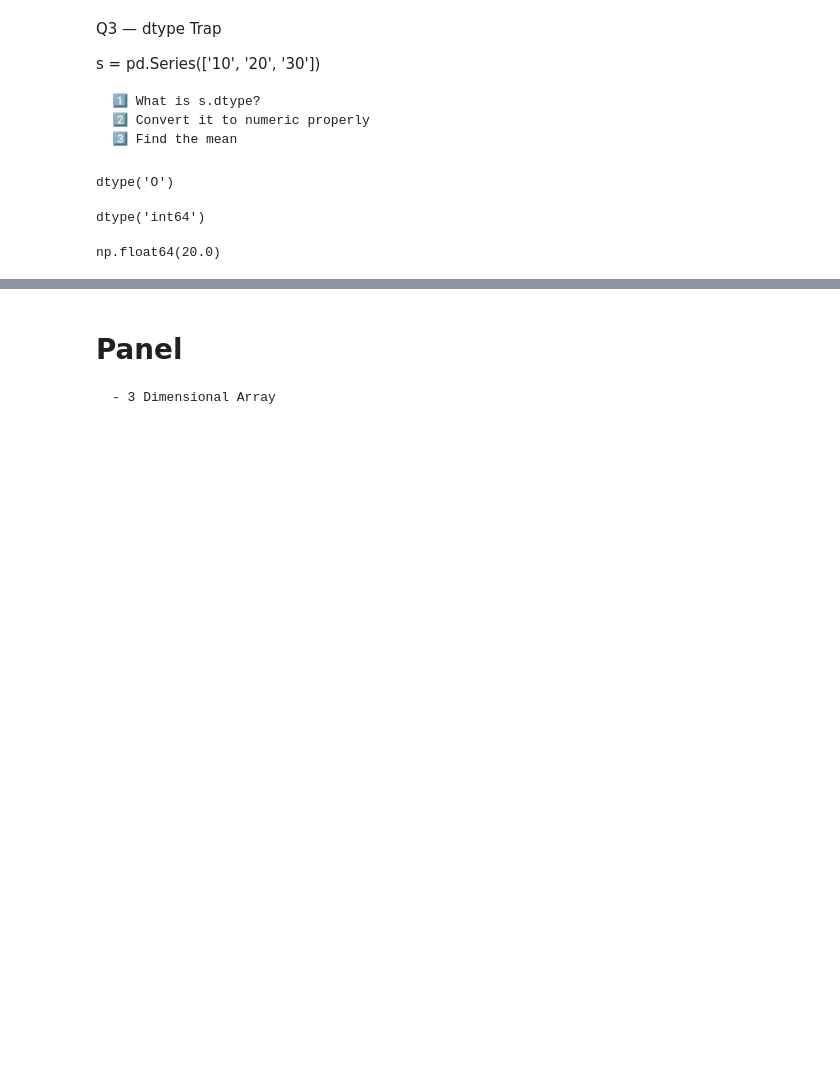
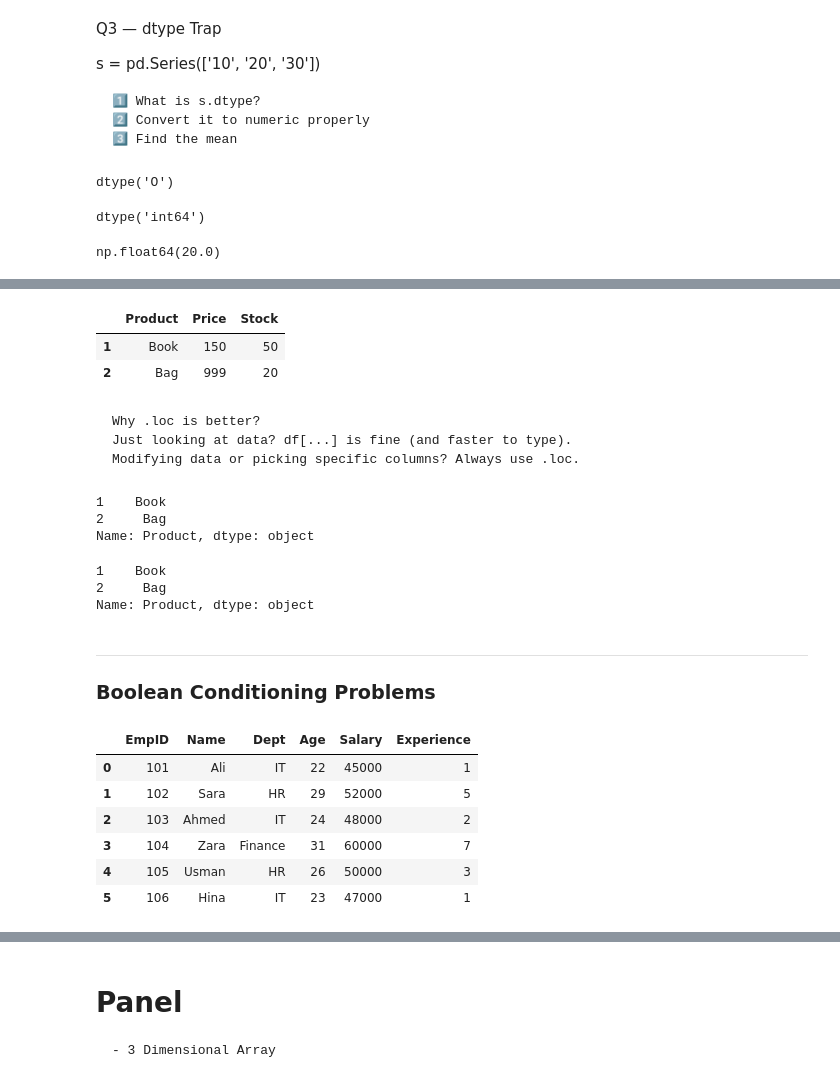
Before and after one commit to RealHaroon/Data-Analytics, a Jupyter notebook: Notebooks/Pandas/Pandas Datastructure.ipynb, the cells around one changed output, grey strips where cells are left out. Drawn from its saved outputs; the diff is of its cells as text; code cells hidden in the pictures; blank space fills up the shorter version.

Commit message:
Boolean Filtering, Conditional Modification, Copy vs Views (18-12-2025 )

````diff
--- a/Notebooks/Pandas/Pandas Datastructure.ipynb
+++ b/Notebooks/Pandas/Pandas Datastructure.ipynb
@@ -403,0 +578,51 @@ s.mean()
+# %%
+
+# df.loc[df['Price'] > 50 and df['Stock'] < 100] # Error!
+
+df[(df['Price'] > 50) & (df['Stock'] < 100)]
+
+df.loc[(df['Price'] > 50) & (df['Stock'] < 100)] # Fixed.
+# %% [output]
+|  | Product | Price | Stock |
+| 1 | Book | 150 | 50 |
+| 2 | Bag | 999 | 20 |
+# %% [markdown]
+```
+Why .loc is better?
+Just looking at data? df[...] is fine (and faster to type).
+Modifying data or picking specific columns? Always use .loc.
+```
+# %%
+df[(df['Price'] > 50) & (df['Stock'] < 100)]["Product"]
+# %% [output]
+1    Book
+2     Bag
+Name: Product, dtype: object
+# %%
+df.loc[(df['Price'] > 50) & (df['Stock'] < 100),'Product']
+# %% [output]
+1    Book
+2     Bag
+Name: Product, dtype: object
+# %% [markdown]
+----
+
+### Boolean Conditioning Problems
+# %%
+df = pd.DataFrame({
+    'EmpID': [101, 102, 103, 104, 105, 106],
+    'Name': ['Ali', 'Sara', 'Ahmed', 'Zara', 'Usman', 'Hina'],
+    'Dept': ['IT', 'HR', 'IT', 'Finance', 'HR', 'IT'],
+    'Age': [22, 29, 24, 31, 26, 23],
+    'Salary': [45000, 52000, 48000, 60000, 50000, 47000],
+    'Experience': [1, 5, 2, 7, 3, 1]
+})
+df
+# %% [output]
+|  | EmpID | Name | Dept | Age | Salary | Experience |
+| 0 | 101 | Ali | IT | 22 | 45000 | 1 |
+| 1 | 102 | Sara | HR | 29 | 52000 | 5 |
+| 2 | 103 | Ahmed | IT | 24 | 48000 | 2 |
+| 3 | 104 | Zara | Finance | 31 | 60000 | 7 |
+| 4 | 105 | Usman | HR | 26 | 50000 | 3 |
+| 5 | 106 | Hina | IT | 23 | 47000 | 1 |
````
Also changed, not shown: parts of 48 cells of this notebook.
